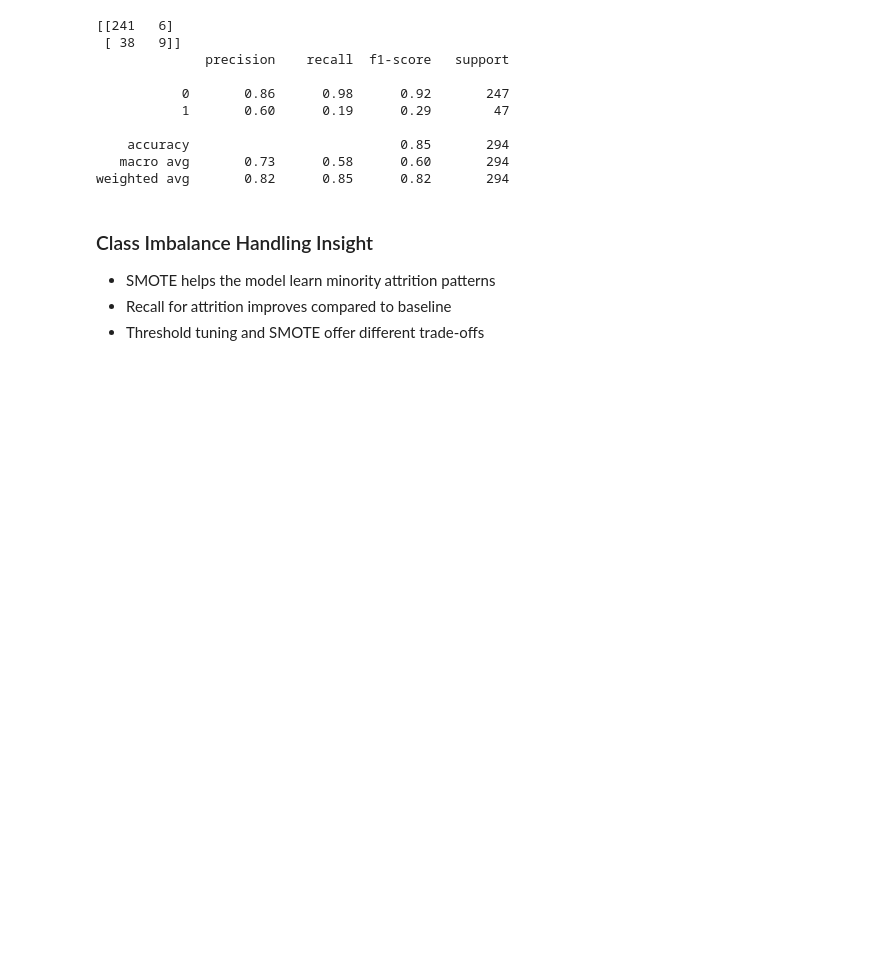
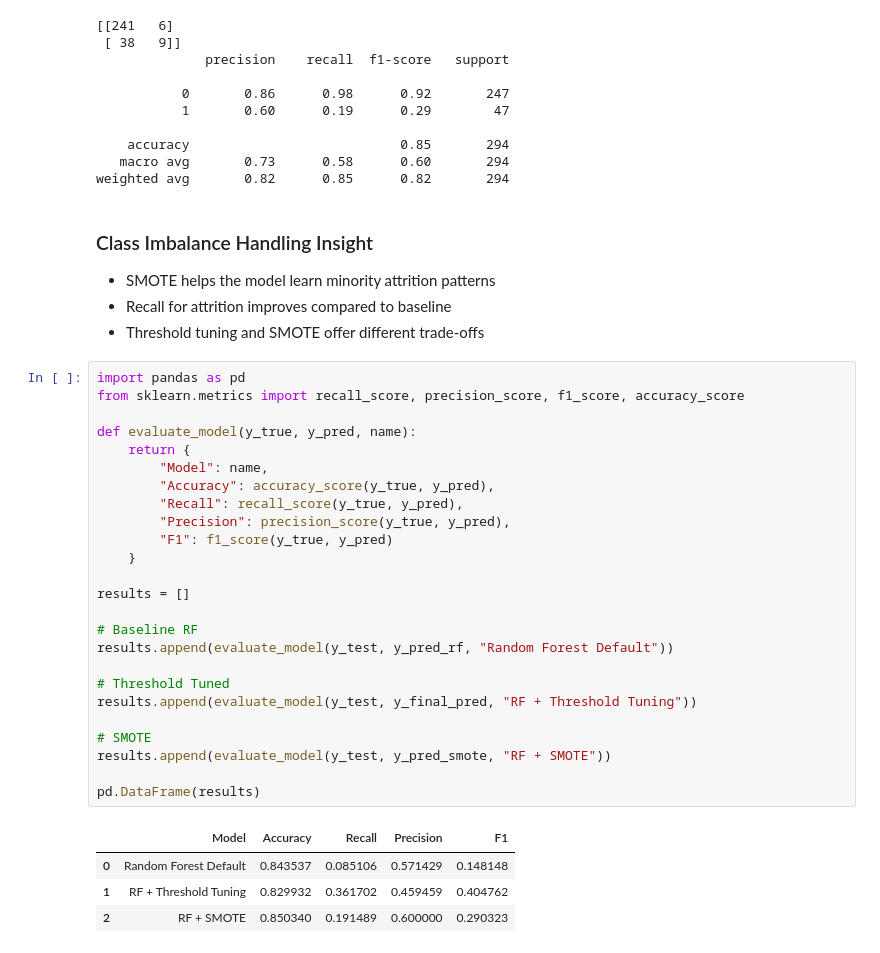
Before and after one commit to Nhowmitha-suresh/WorkSight-Explainable-Employee-Attrition-Risk-Intelligence, a Jupyter notebook: notebooks/01_data_understanding.ipynb, the cells around one changed output. Cells and saved outputs as stored; diff of their text form; blank space fills up the shorter version.

Commit message:
Day 11: final model selection and justification

```diff
--- a/notebooks/01_data_understanding.ipynb
+++ b/notebooks/01_data_understanding.ipynb
@@ -655,3 +646,33 @@ weighted avg       0.82      0.85      0.82       294
 - SMOTE helps the model learn minority attrition patterns
 - Recall for attrition improves compared to baseline
 - Threshold tuning and SMOTE offer different trade-offs
+# %%
+import pandas as pd
+from sklearn.metrics import recall_score, precision_score, f1_score, accuracy_score
+
+def evaluate_model(y_true, y_pred, name):
+    return {
+        "Model": name,
+        "Accuracy": accuracy_score(y_true, y_pred),
+        "Recall": recall_score(y_true, y_pred),
+        "Precision": precision_score(y_true, y_pred),
+        "F1": f1_score(y_true, y_pred)
+    }
+
+results = []
+
+# Baseline RF
+results.append(evaluate_model(y_test, y_pred_rf, "Random Forest Default"))
+
+# Threshold Tuned
+results.append(evaluate_model(y_test, y_final_pred, "RF + Threshold Tuning"))
+
+# SMOTE
+results.append(evaluate_model(y_test, y_pred_smote, "RF + SMOTE"))
+
+pd.DataFrame(results)
+# %% [output]
+|  | Model | Accuracy | Recall | Precision | F1 |
+| 0 | Random Forest Default | 0.843537 | 0.085106 | 0.571429 | 0.148148 |
+| 1 | RF + Threshold Tuning | 0.829932 | 0.361702 | 0.459459 | 0.404762 |
+| 2 | RF + SMOTE | 0.850340 | 0.191489 | 0.600000 | 0.290323 |
```
Also changed, not shown: parts of 6 cells of this notebook, 1 other file.
